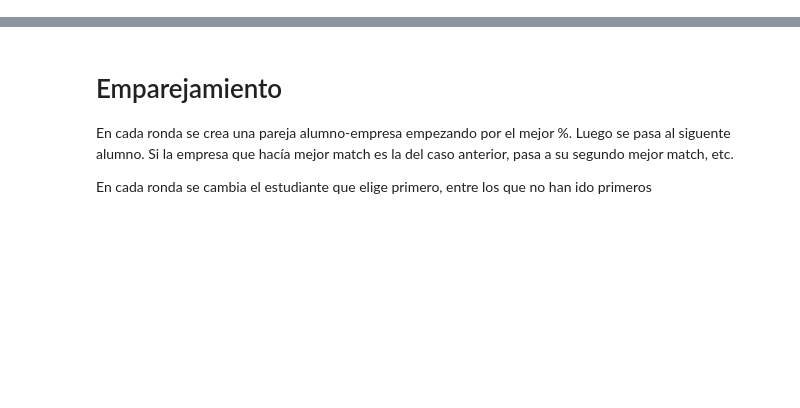
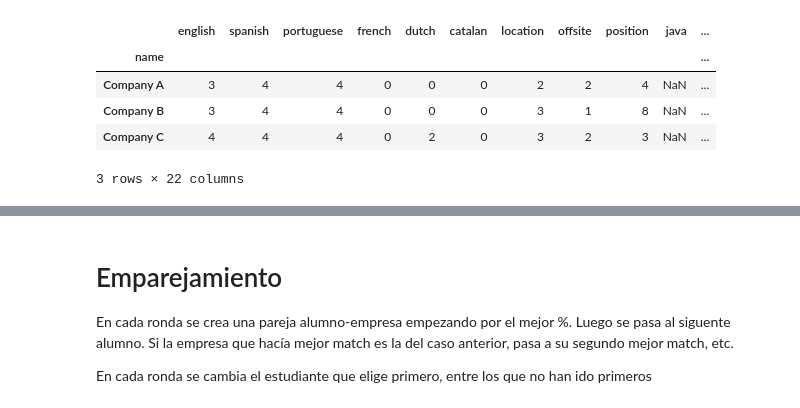
Before and after one commit to albertogcmr/hiring-week-IH-tinder-matching, a Jupyter notebook: matching.ipynb, the cells around one changed output, grey strips where cells are left out. Drawn from its saved outputs; the diff is of its cells as text; code cells hidden in the pictures; blank space fills up the shorter version.

```diff
--- a/matching.ipynb
+++ b/matching.ipynb
@@ -9,0 +113,13 @@ from scipy.spatial import distance
+# %%
+def translate_position(x):
+    return int(x)
+
+companies_enc['position'] = companies_enc['position'].apply(translate_position)
+companies_enc.head()
+# %% [output]
+|  | english | spanish | portuguese | french | dutch | catalan | location | offsite | position | java | ... |
+| name |  |  |  |  |  |  |  |  |  |  | ... |
+| Company A | 3 | 4 | 4 | 0 | 0 | 0 | 2 | 2 | 4 | NaN | ... |
+| Company B | 3 | 4 | 4 | 0 | 0 | 0 | 3 | 1 | 8 | NaN | ... |
+| Company C | 4 | 4 | 4 | 0 | 2 | 0 | 3 | 2 | 3 | NaN | ... |
+3 rows × 22 columns
```
Also changed, not shown: parts of 22 cells of this notebook, 2 other files.
